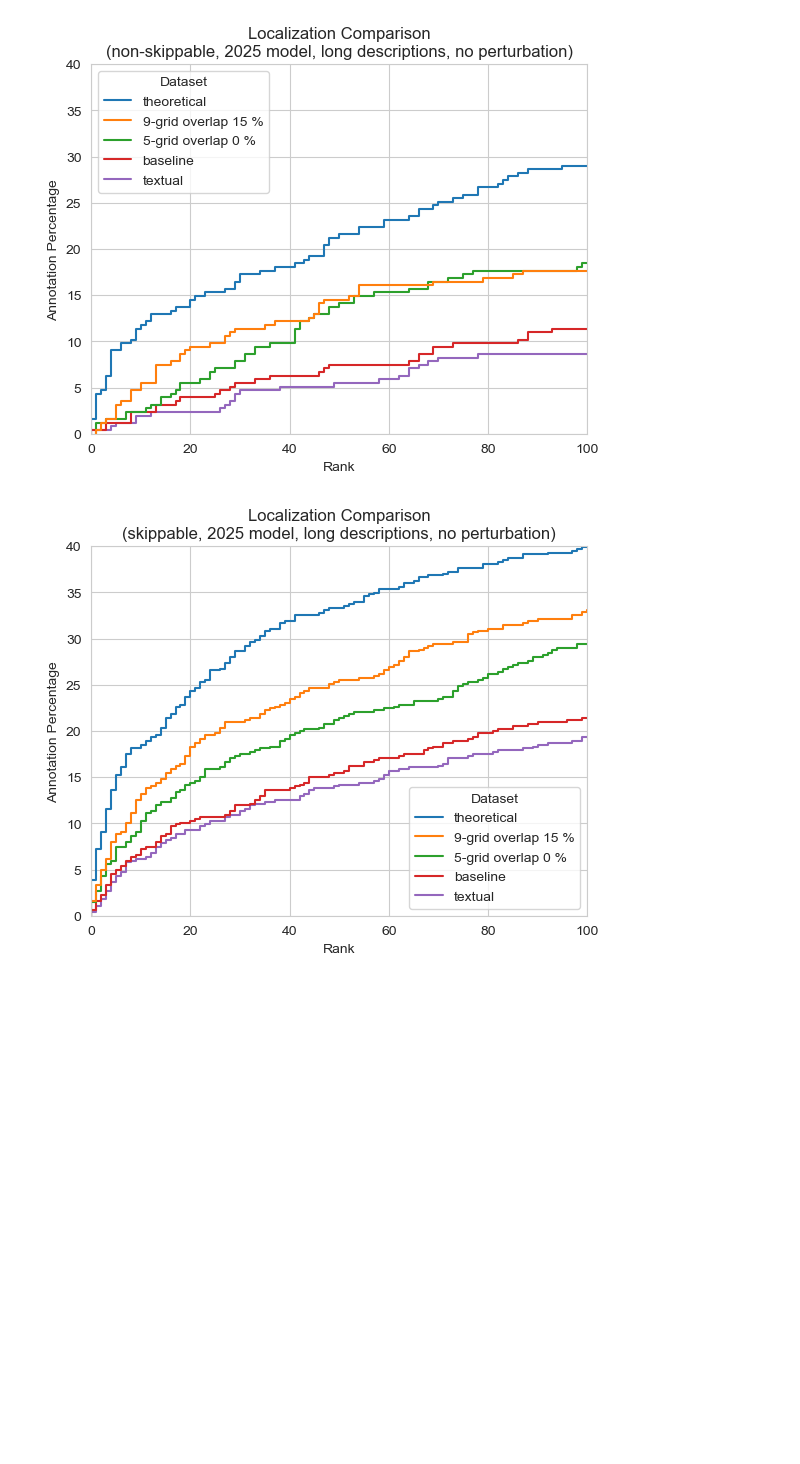
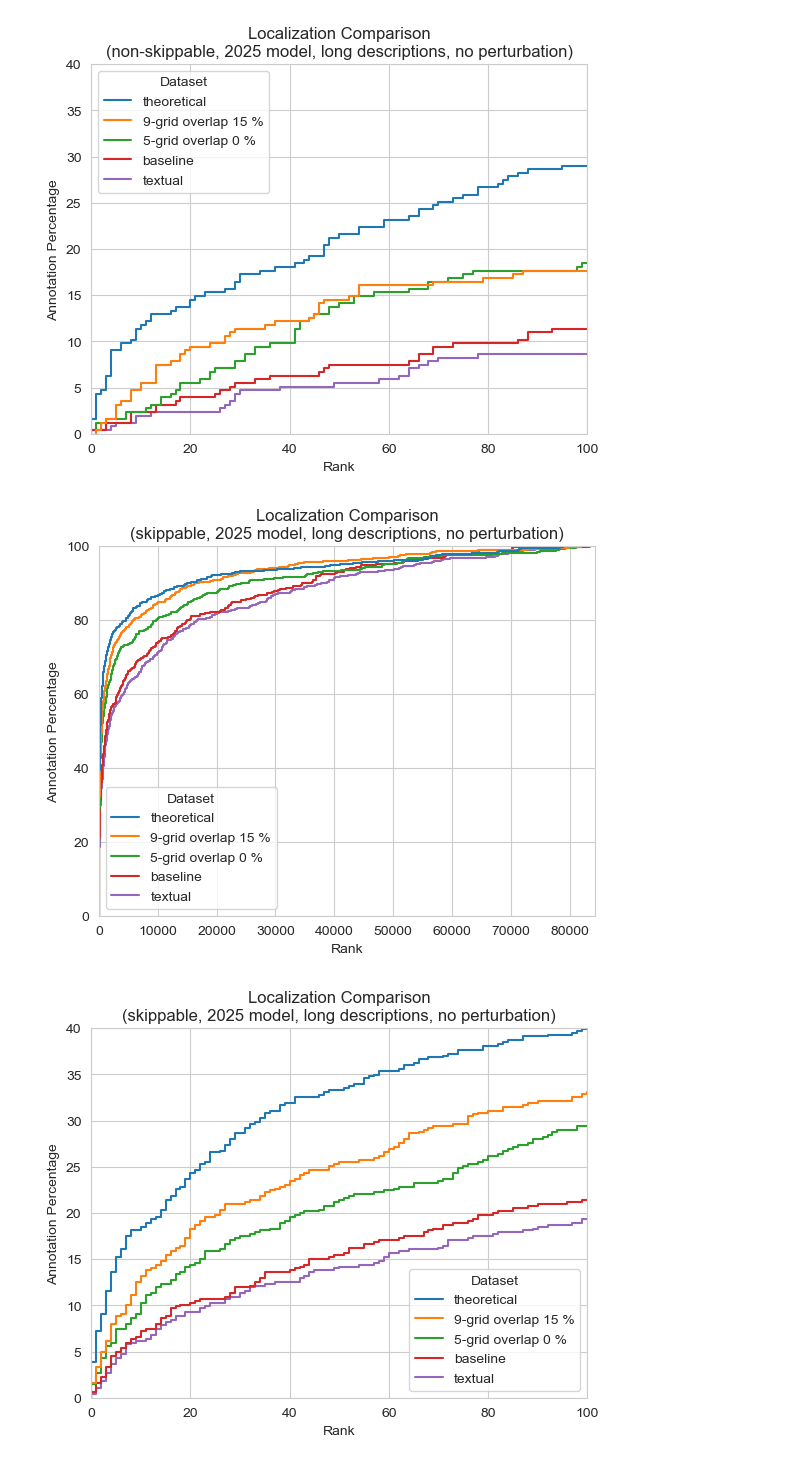
Before and after one commit to eceltov/V3Project, a Jupyter notebook: report.ipynb, the cells around one changed output. Drawn from its saved outputs; the diff is of its cells as text; code cells hidden in the pictures; blank space fills up the shorter version.

```diff
--- a/report.ipynb
+++ b/report.ipynb
@@ -622,31 +656,33 @@ filtered_optimal = get_filtered_ranks_optimal(skippable=True, model_year=2025, d
 # remove rows from the @filtered_dataset so that it matches the @filtered_optimal dataset
 def confine_to_annotation_ids(filtered_dataset, filtered_optimal):
   # not all authors were processed
   unique_authors = filtered_optimal["author"].unique()
   filtered_dataset = filtered_dataset[filtered_dataset["author"].isin(unique_authors)]
 
   dataset_fragments = []
   for author in unique_authors:
     dataset_fragment = filtered_dataset[filtered_dataset["author"] == author]
     optimal_fragment = filtered_optimal[filtered_optimal["author"] == author]
     ids = optimal_fragment["annotation_id"]
     dataset_fragment = dataset_fragment[dataset_fragment["annotation_id"].isin(ids)]
     dataset_fragments.append(dataset_fragment)
   return pd.concat(dataset_fragments)
 
 filtered_static = confine_to_annotation_ids(filtered_static, filtered_optimal)
 filtered_9_grid = confine_to_annotation_ids(filtered_9_grid, filtered_optimal)
 filtered_textual = confine_to_annotation_ids(filtered_textual, filtered_optimal)
 filtered_baseline = confine_to_annotation_ids(filtered_baseline, filtered_optimal)
 
 # join them together
 filtered_static.insert(0, "dataset", ["5-grid overlap 0 %"] * filtered_static.shape[0])
 filtered_9_grid.insert(0, "dataset", ["9-grid overlap 15 %"] * filtered_9_grid.shape[0])
 filtered_textual.insert(0, "dataset", ["textual"] * filtered_textual.shape[0])
 filtered_baseline.insert(0, "dataset", ["baseline"] * filtered_baseline.shape[0])
 filtered_optimal.insert(0, "dataset", ["theoretical"] * filtered_optimal.shape[0])
 filtered = pd.concat([filtered_optimal, filtered_9_grid, filtered_static, filtered_baseline, filtered_textual])
 
+plot_cumulative("Localization Comparison\n(skippable, 2025 model, long descriptions, no perturbation)", filtered, max_rank=dataset_size, max_percentage=100)
 plot_cumulative("Localization Comparison\n(skippable, 2025 model, long descriptions, no perturbation)", filtered)
 # %% [output]
-[figure, old version]
+[figure, new version]
+[figure, added]
```
Also changed, not shown: parts of 5 cells of this notebook, 1 other file.
